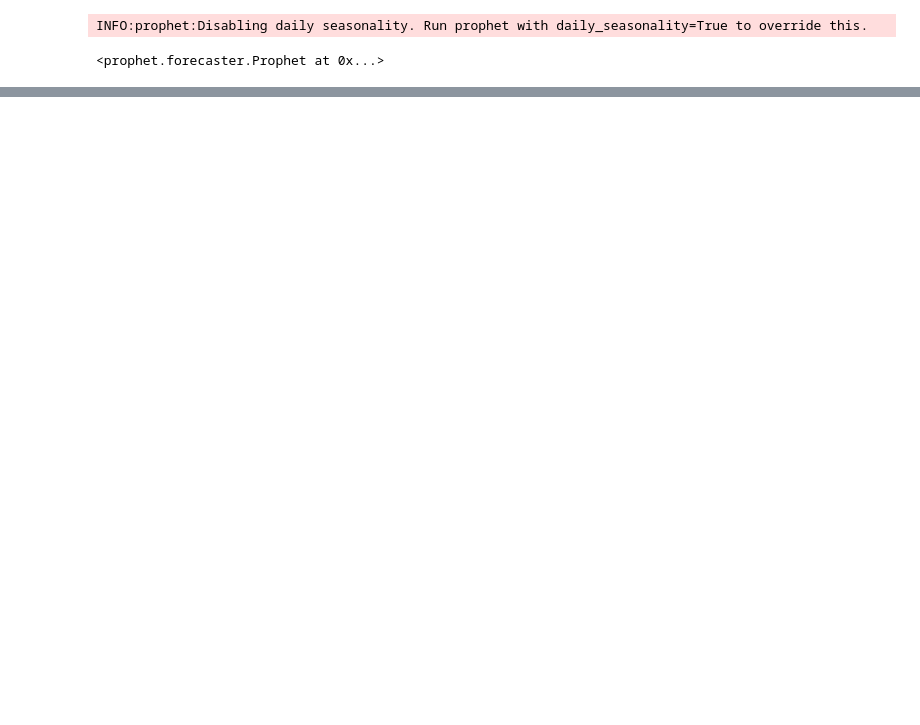
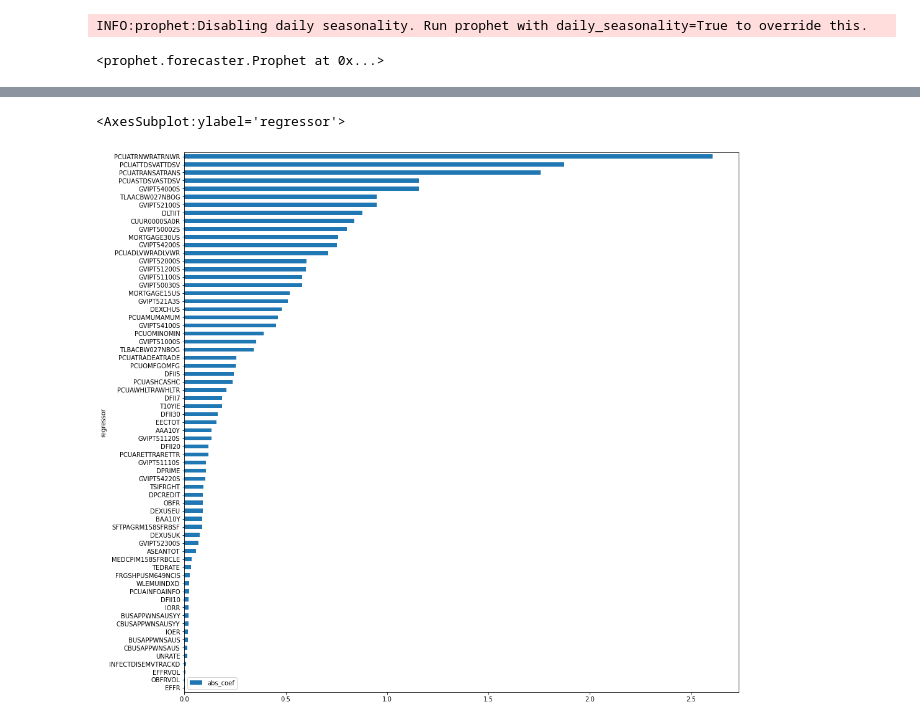
Before and after one commit to brianjhuang/datahacks-2021, a Jupyter notebook: forecastTableTest.ipynb, the cells around one changed output, grey strips where cells are left out. Saved outputs shown, nothing was run; the diff lists cells and outputs as text; code cells hidden in the pictures; blank space fills up the shorter version.

```diff
--- a/forecastTableTest.ipynb
+++ b/forecastTableTest.ipynb
@@ -36,0 +87,7 @@ ValueError: cannot insert ds, already exists
+# %%
+from prophet.utilities import regressor_coefficients
+
+factors = regressor_coefficients(m)
+factors['abs_coef'] = abs(factors['coef'])
+factors.sort_values("abs_coef", ascending=True, inplace=True)
+factors
@@ -36,0 +108,19 @@ ValueError: cannot insert ds, already exists
+# %%
+fig, ax = plt.subplots(figsize=(16, 16))
+pcucols = ["PCUADLVWRADLVWR",
+"PCUAINFOAINFO",
+"PCUAMUMAMUM",
+"PCUARETTRARETTR",
+"PCUASHCASHC",
+"PCUASTDSVASTDSV",
+"PCUATRADEATRADE",
+"PCUATRANSATRANS",
+"PCUATRNWRATRNWR",
+"PCUATTDSVATTDSV",
+"PCUAWHLTRAWHLTR",
+"PCUOMFGOMFG",
+"PCUOMINOMIN"]
+factors.plot.barh('regressor', 'abs_coef', ax=ax)
+# %% [output]
+<AxesSubplot:ylabel='regressor'>
+[figure, added]
```
Also changed, not shown: parts of 13 cells of this notebook, 2 other files.
